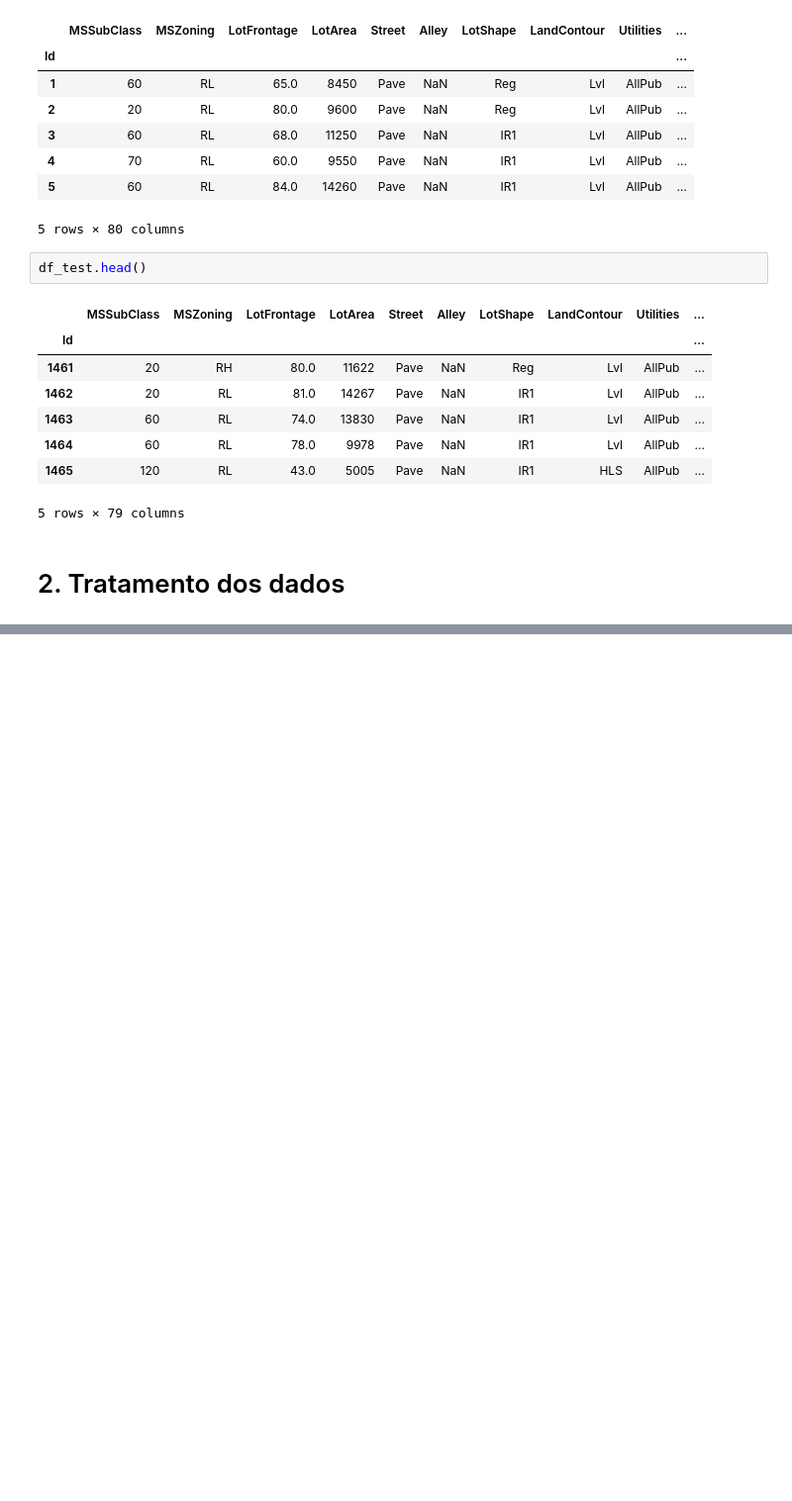
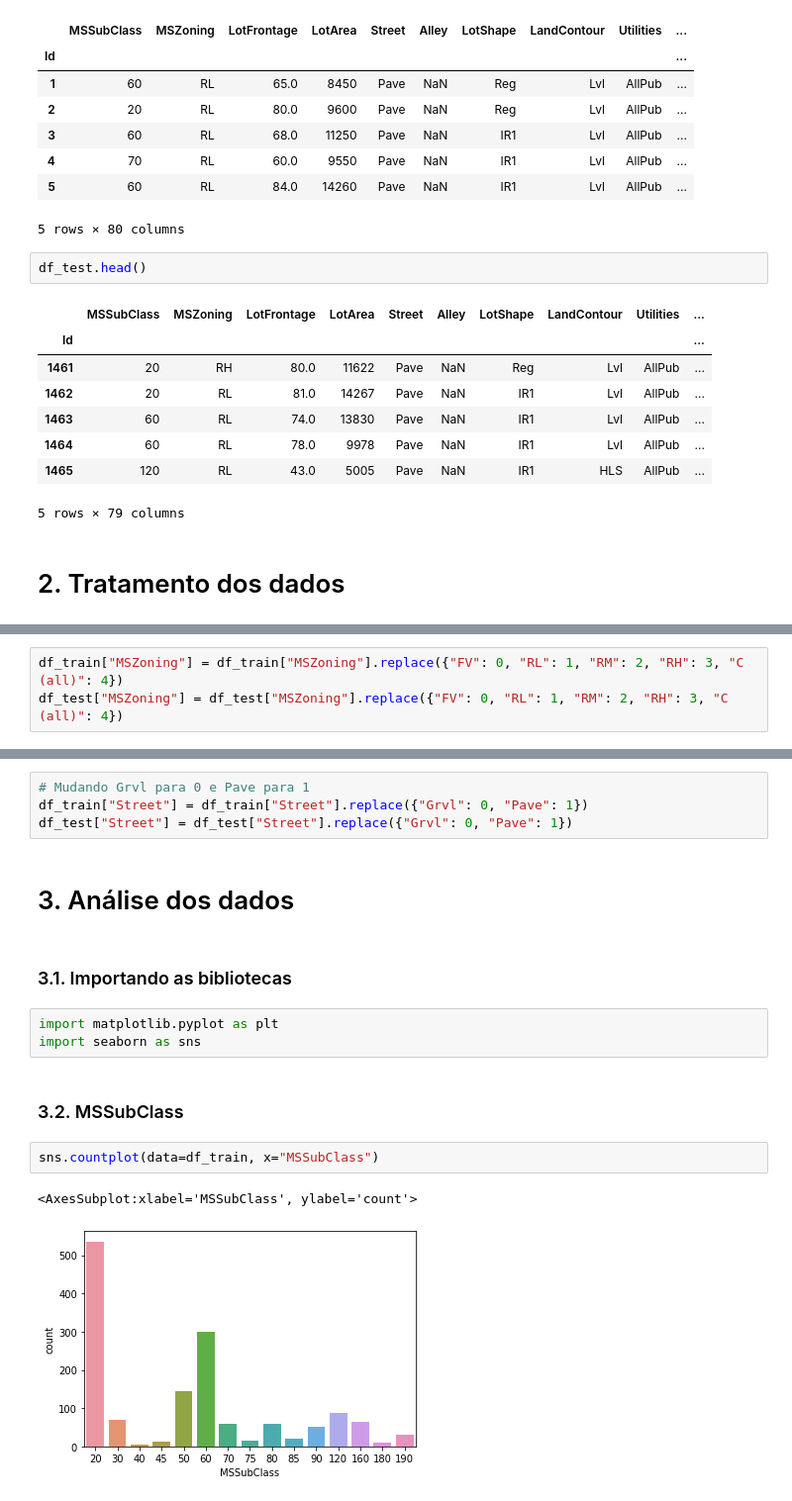
Before and after one commit to leotanaka4/ds-house-prices, a Jupyter notebook: ans.ipynb, the cells around one changed output, grey strips where cells are left out. Shown at 99% size. Drawn from its saved outputs; the diff is of its cells as text; blank space fills up the shorter version.

Commit message:
Tratamento e análise de colunas
MSSSubClass
MSZoning
LotFrontage
LotArea
Street

```diff
--- a/ans.ipynb
+++ b/ans.ipynb
@@ -129,0 +239,3 @@ df_test.head()
+# %%
+df_train["MSZoning"] = df_train["MSZoning"].replace({"FV": 0, "RL": 1, "RM": 2, "RH": 3, "C (all)": 4})
+df_test["MSZoning"] = df_test["MSZoning"].replace({"FV": 0, "RL": 1, "RM": 2, "RH": 3, "C (all)": 4})
@@ -129,0 +301,18 @@ df_test.head()
+# %%
+# Mudando Grvl para 0 e Pave para 1
+df_train["Street"] = df_train["Street"].replace({"Grvl": 0, "Pave": 1})
+df_test["Street"] = df_test["Street"].replace({"Grvl": 0, "Pave": 1})
+# %% [markdown]
+# 3. Análise dos dados
+# %% [markdown]
+### 3.1. Importando as bibliotecas
+# %%
+import matplotlib.pyplot as plt
+import seaborn as sns
+# %% [markdown]
+### 3.2. MSSubClass
+# %%
+sns.countplot(data=df_train, x="MSSubClass")
+# %% [output]
+<AxesSubplot:xlabel='MSSubClass', ylabel='count'>
+[figure, added]
```
Also changed, not shown: parts of 31 cells of this notebook.
